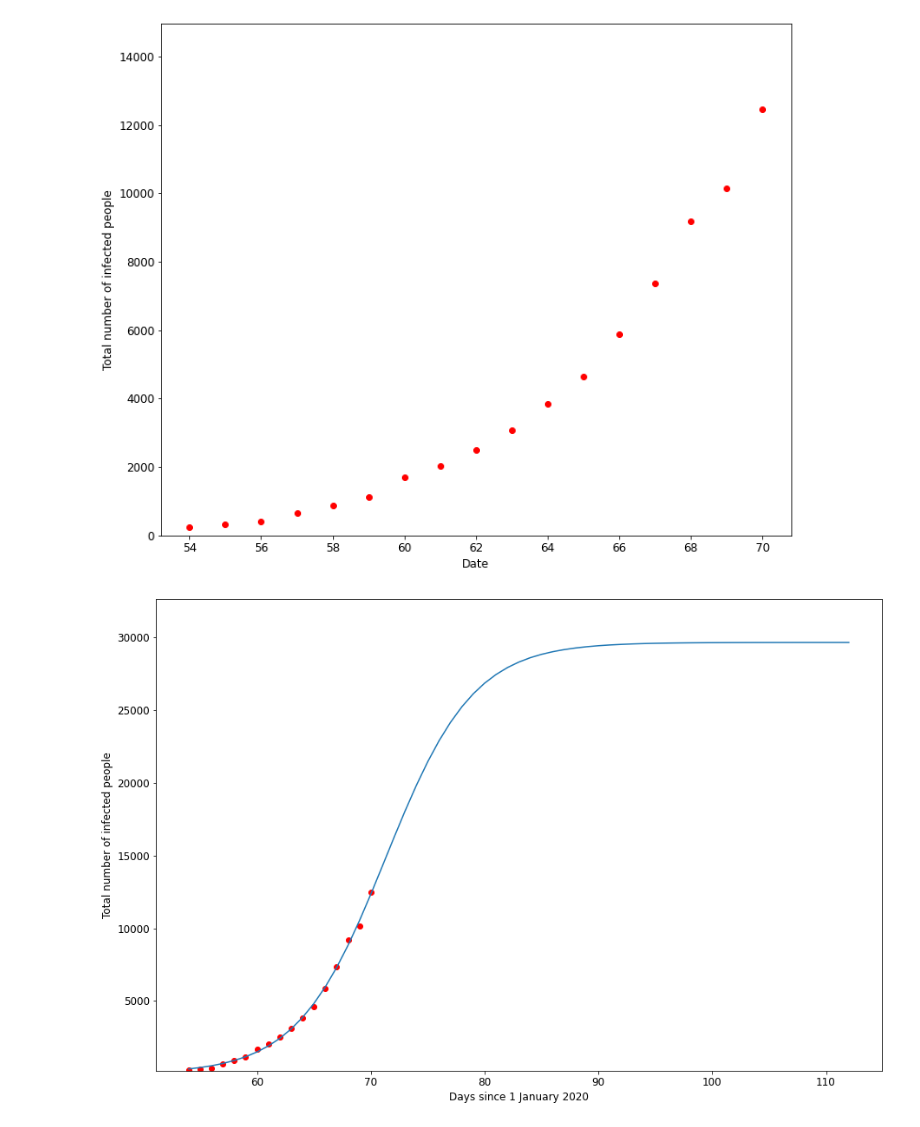
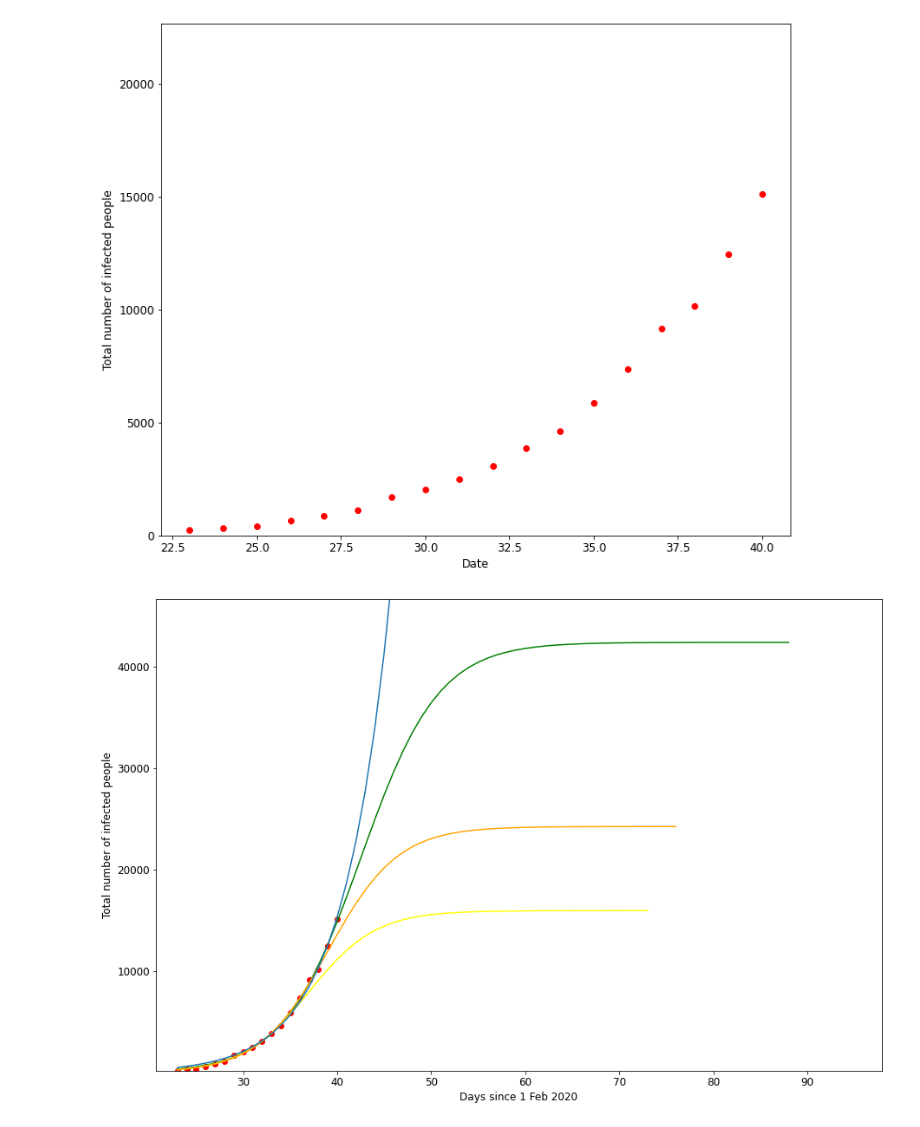
Before and after one commit to obiSerra/covid-19, a Jupyter notebook: Progression.ipynb, the cells around one changed output. Drawn from its saved outputs; the diff is of its cells as text; code cells hidden in the pictures.

```diff
--- a/Progression.ipynb
+++ b/Progression.ipynb
@@ -66,16 +50,22 @@ df
 # %%
 x = list(df['days'])
 y = list(df['totale_casi'])
+
+x_5d = list(df_5d['days'])
+y_5d = list(df_5d['totale_casi'])
+
+x_2d = list(df_2d['days'])
+y_2d = list(df_2d['totale_casi'])
 # %%
 plt.rcParams['figure.figsize'] = [12, 10]
 plt.rc('font', size=12)
 plt.scatter(x,y,label="Real data",color="red")
 plt.xlabel("Date")
 plt.ylabel("Total number of infected people")
-plt.ylim(0,max(y)*1.2)
+plt.ylim(0,max(y)*1.5)
 plt.show()
 # %% [output]
-[figure, old version]
+[figure, new version]
 # %%
 def logistic_model(x,a,b,c):
     return c/(1+np.exp(-(x-b)/a))
@@ -85,3 +72,15 @@ fit = curve_fit(logistic_model,x,y,p0=[2,100,20000])
+# %%
+start_a=2
+start_b=15
+start_c=1500000
+fit = curve_fit(logistic_model,x,y,p0=[start_a,start_b,start_c])
+[a,b,c] = fit[0]
+
+fit_5d = curve_fit(logistic_model,x_5d,y_5d,p0=[start_a,start_b,start_c])
+[a_5d,b_5d,c_5d] = fit_5d[0]
+
+fit_2d = curve_fit(logistic_model,x_2d,y_2d,p0=[start_a,start_b,start_c])
+[a_2d,b_2d,c_2d] = fit_2d[0]
 # %%
 errors = [np.sqrt(fit[1][i][i]) for i in [0,1,2]]
 [e_a,e_b,e_c] = errors
@@ -88,25 +89,43 @@ errors = [np.sqrt(fit[1][i][i]) for i in [0,1,2]]
 # %%
 sol = int(fsolve(lambda x : logistic_model(x,a,b,c) - int(c),b))
 pred_x = list(range(max(x),sol))
+
+sol_5d = int(fsolve(lambda x : logistic_model(x,a_5d,b_5d,c_5d) - int(c_5d),b_5d))
+pred_x_5d = list(range(max(x_5d),sol_5d))
+
+sol_2d = int(fsolve(lambda x : logistic_model(x,a_2d,b_2d,c_2d) - int(c_2d),b_2d))
+pred_x_2d = list(range(max(x_2d),sol_2d))
 # %%
 def exponential_model(x,a,b,c):
     return a*np.exp(b*(x-c))
 # %%
-#exp_fit = curve_fit(exponential_model,x,y,p0=[1,1,1])
+exp_fit = curve_fit(exponential_model,x,y,p0=[1,1,1])
 # %%
 plt.rcParams['figure.figsize'] = [15, 10]
 plt.rc('font', size=12)
 plt.scatter(x,y,label="Real data",color="red")
+
+
 # Predicted logistic curve
 plt.plot(x+pred_x, [logistic_model(i,fit[0][0],fit[0][1],fit[0][2])
-                    for i in x+pred_x], label="Logistic model" )
+                    for i in x+pred_x], label="Logistic model", color="green" )
 
-plt.xlabel("Days since 1 January 2020")
+plt.plot(x_5d+pred_x_5d, [logistic_model(i,fit_5d[0][0],fit_5d[0][1],fit_5d[0][2])
+                    for i in x_5d+pred_x_5d], label="Logistic model 5 days old", color="yellow" )
+
+plt.plot(x_2d+pred_x_2d, [logistic_model(i,fit_2d[0][0],fit_2d[0][1],fit_2d[0][2])
+                    for i in x_2d+pred_x_2d], label="Logistic model 2 days old", color="orange" )
+
+# Predicted exponential curve
+plt.plot(x+pred_x, [exponential_model(i,exp_fit[0][0],exp_fit[0][1],exp_fit[0][2]) for i in x+pred_x], label="Exponential model" )
+
+plt.xlabel("Days since 1 Feb 2020")
 plt.ylabel("Total number of infected people")
 plt.ylim((min(y)*0.9,c*1.1))
+plt.xlim((min(x)*0.9,sol*1.1))
 plt.show()
 # %% [output]
-[figure, old version]
+[figure, new version]
 # %%
 "Expected number of infected people " + str(int(c))
 # %% [output]
```
Also changed, not shown: parts of 7 cells of this notebook, 2 other files.
